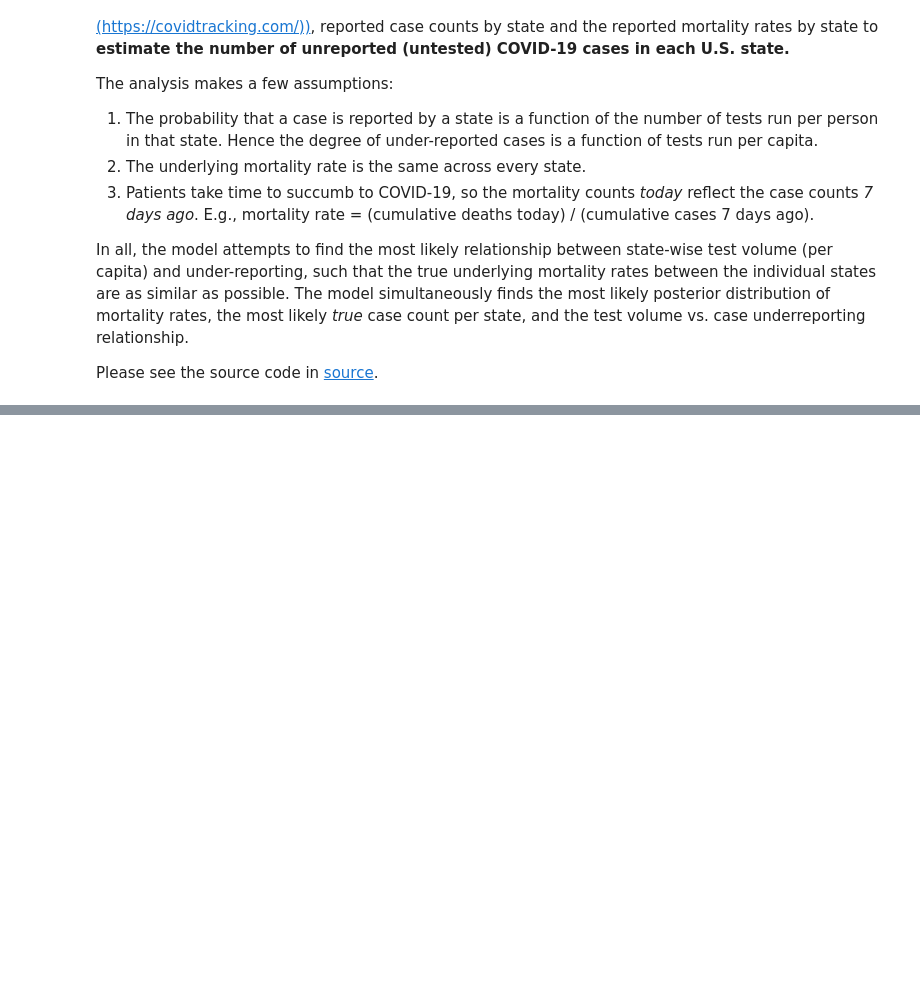
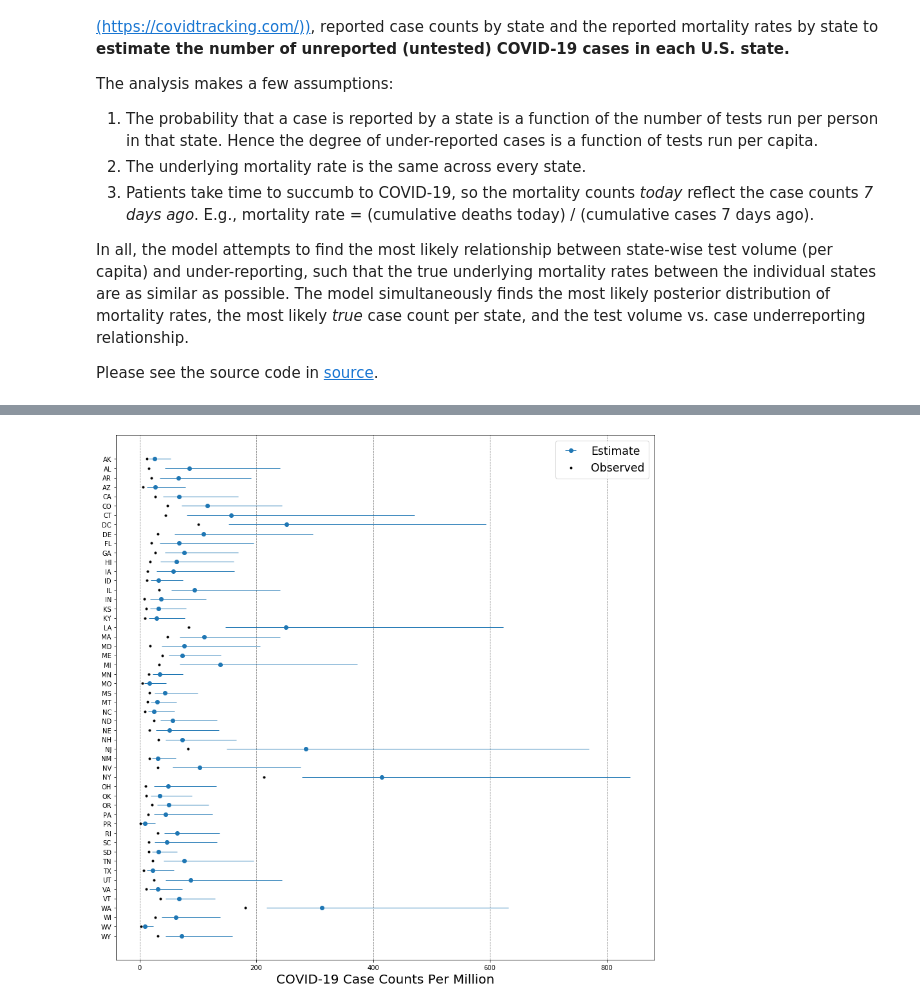
Before and after one commit to birdsarah/COVID19-mortality, a Jupyter notebook: State-wise Unreported COVID-19 Cases in the U.S..ipynb, the cells around one changed output, grey strips where cells are left out. Drawn from its saved outputs; the diff is of its cells as text; code cells hidden in the pictures; blank space fills up the shorter version.

```diff
--- a/State-wise Unreported COVID-19 Cases in the U.S..ipynb
+++ b/State-wise Unreported COVID-19 Cases in the U.S..ipynb
@@ -205,3 +279,17 @@ ax = plt.grid(linestyle='--', color='grey', axis='x')
+# %%
+xerr = [
+    pred_counts_df.pred_count_now_per_million - pred_counts_df.pred_count_now_lower_per_million,
+    pred_counts_df.pred_count_now_upper_per_million - pred_counts_df.pred_count_now_per_million]
+
+fig, axs = plt.subplots(1, 1, figsize=(15, 15))
+ax = plt.errorbar(pred_counts_df.pred_count_now_per_million, range(len(df_summary)-1, -1, -1), xerr=xerr, fmt='o', elinewidth=1, label='Estimate')
+ax = plt.yticks(range(len(pred_counts_df)), pred_counts_df.index[::-1])
+ax = plt.errorbar(pred_counts_df.positive_per_million, range(len(pred_counts_df)-1, -1, -1), xerr=None, fmt='.', color='k', label='Observed')
+ax = plt.xlabel('COVID-19 Case Counts Per Million', size=20)
+ax = plt.legend(fontsize='xx-large')
+ax = plt.grid(linestyle='--', color='grey', axis='x')
+# %% [output]
+[figure, added]
 # %%
 # Posterior plot for mu0
 ax = pm.plot_posterior(trace, var_names=['mu_0'], figsize=(14, 6), textsize=18,
```
Also changed, not shown: parts of 14 cells of this notebook.
